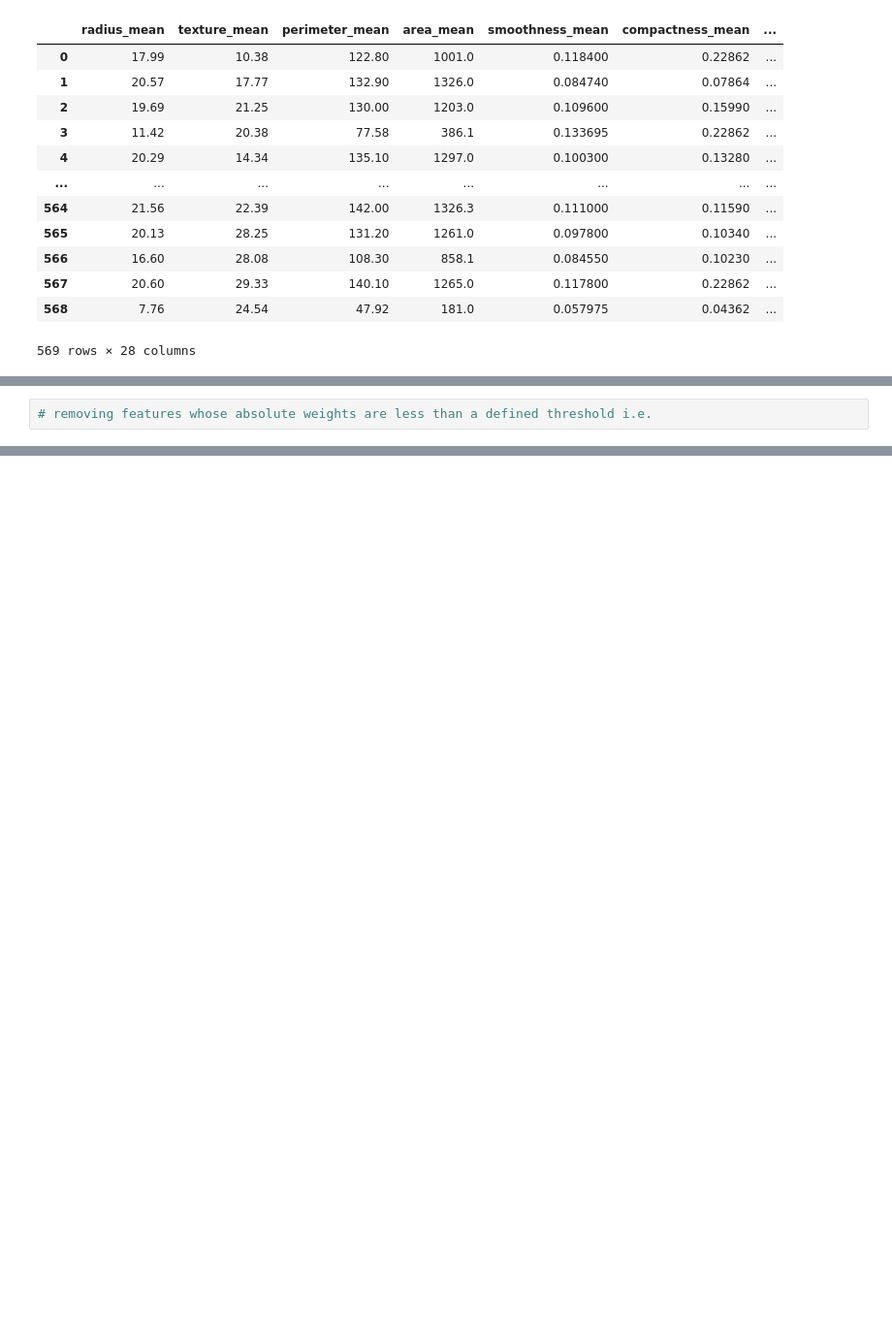
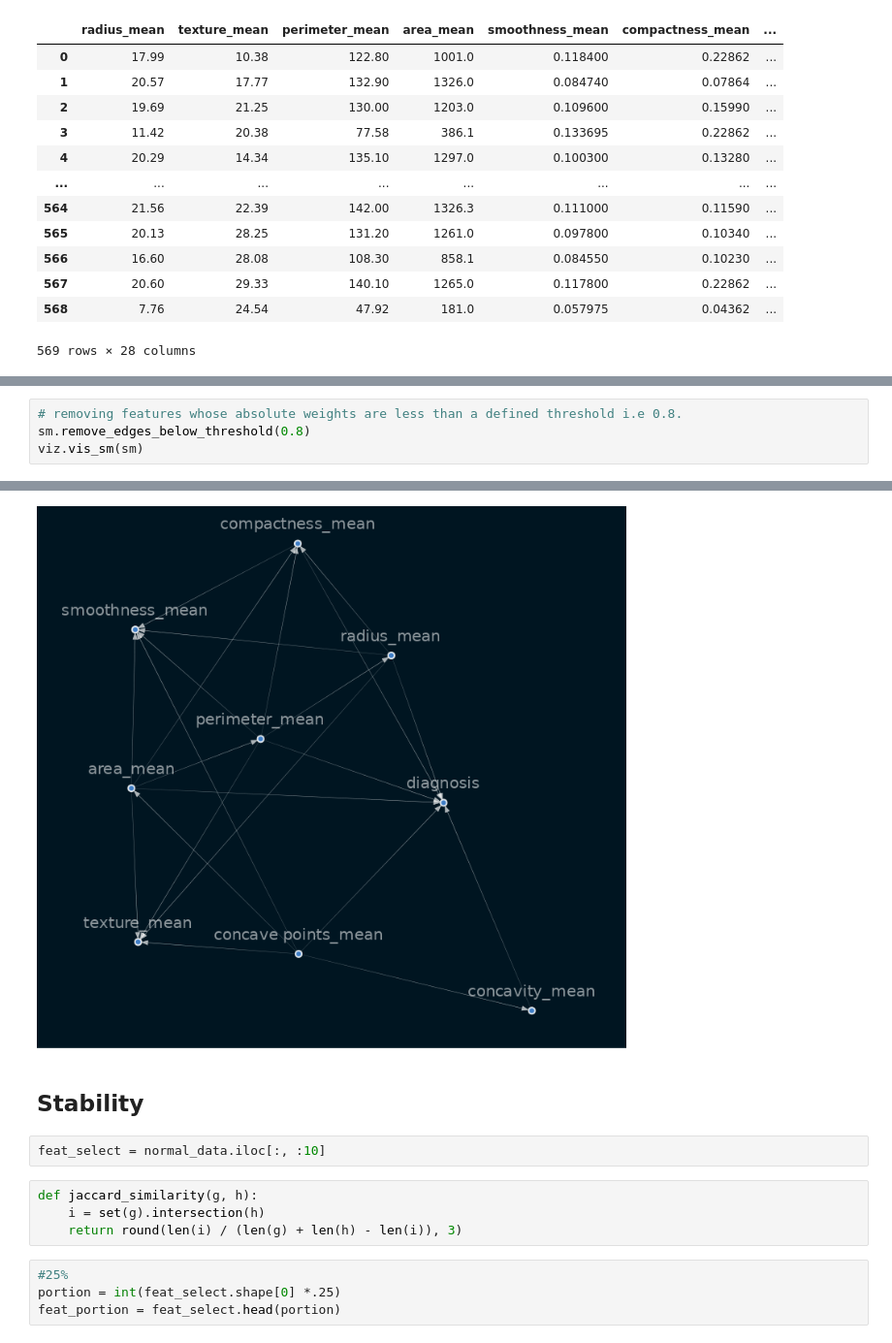
Before and after one commit to dagmawiii03/causal-inference, a Jupyter notebook: notebooks/causal_learning.ipynb, the cells around one changed output, grey strips where cells are left out. Shown at 97% size. Drawn from its saved outputs; the diff is of its cells as text; blank space fills up the shorter version.

Commit message:
stability

```diff
--- a/notebooks/causal_learning.ipynb
+++ b/notebooks/causal_learning.ipynb
@@ -123,3 +131,6 @@ viz.vis_sm(sm)
 [figure]
 # %%
-# removing features whose absolute weights are less than a defined threshold i.e.
+# removing features whose absolute weights are less than a defined threshold i.e 0.8.
+sm.remove_edges_below_threshold(0.8)
+viz.vis_sm(sm)
+# %% [output]
@@ -125,0 +147,13 @@ viz.vis_sm(sm)
+[figure, added]
+# %% [markdown]
+## Stability
+# %%
+feat_select = normal_data.iloc[:, :10]
+# %%
+def jaccard_similarity(g, h):
+    i = set(g).intersection(h)
+    return round(len(i) / (len(g) + len(h) - len(i)), 3)
+# %%
+#25%
+portion = int(feat_select.shape[0] *.25)
+feat_portion = feat_select.head(portion)
```
Also changed, not shown: parts of 15 cells of this notebook, 1 other file.
